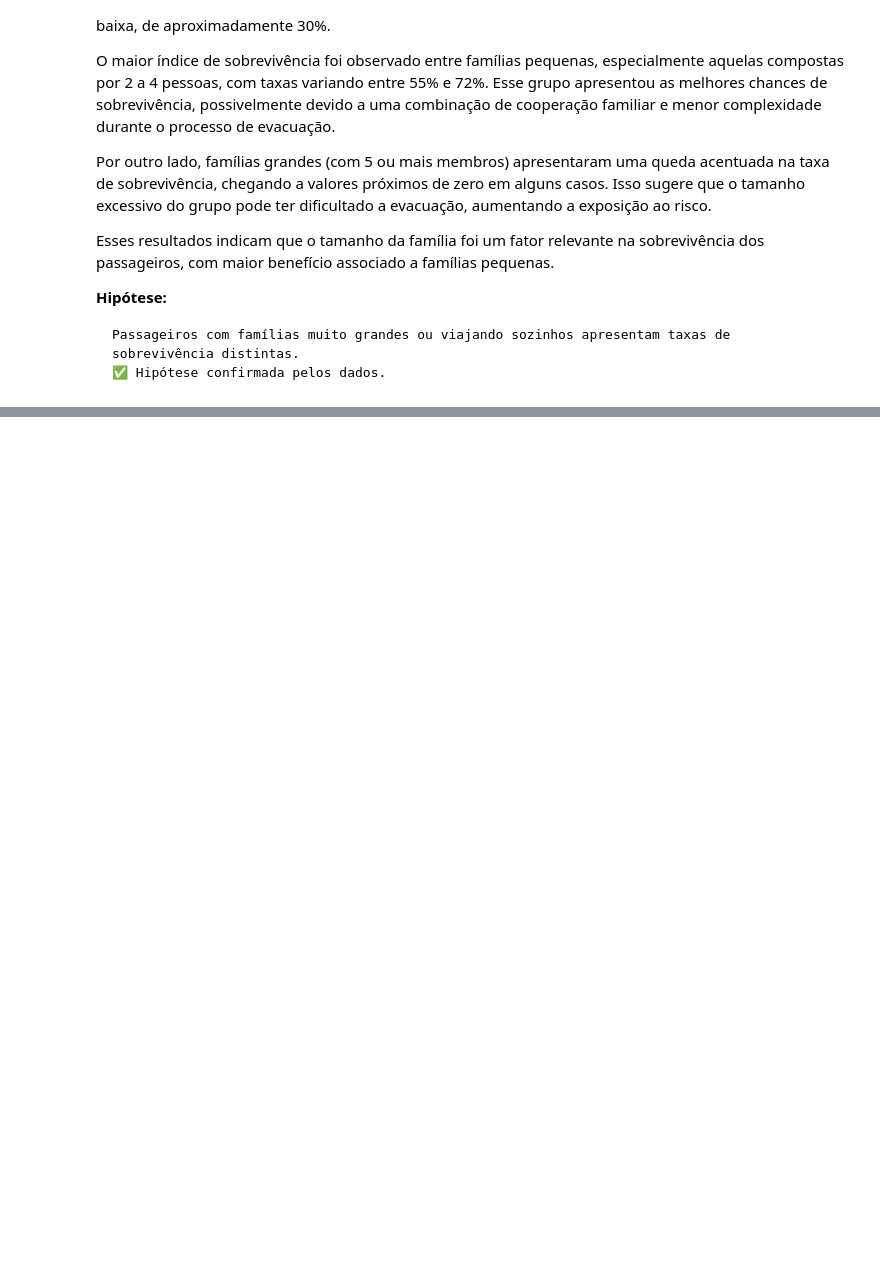
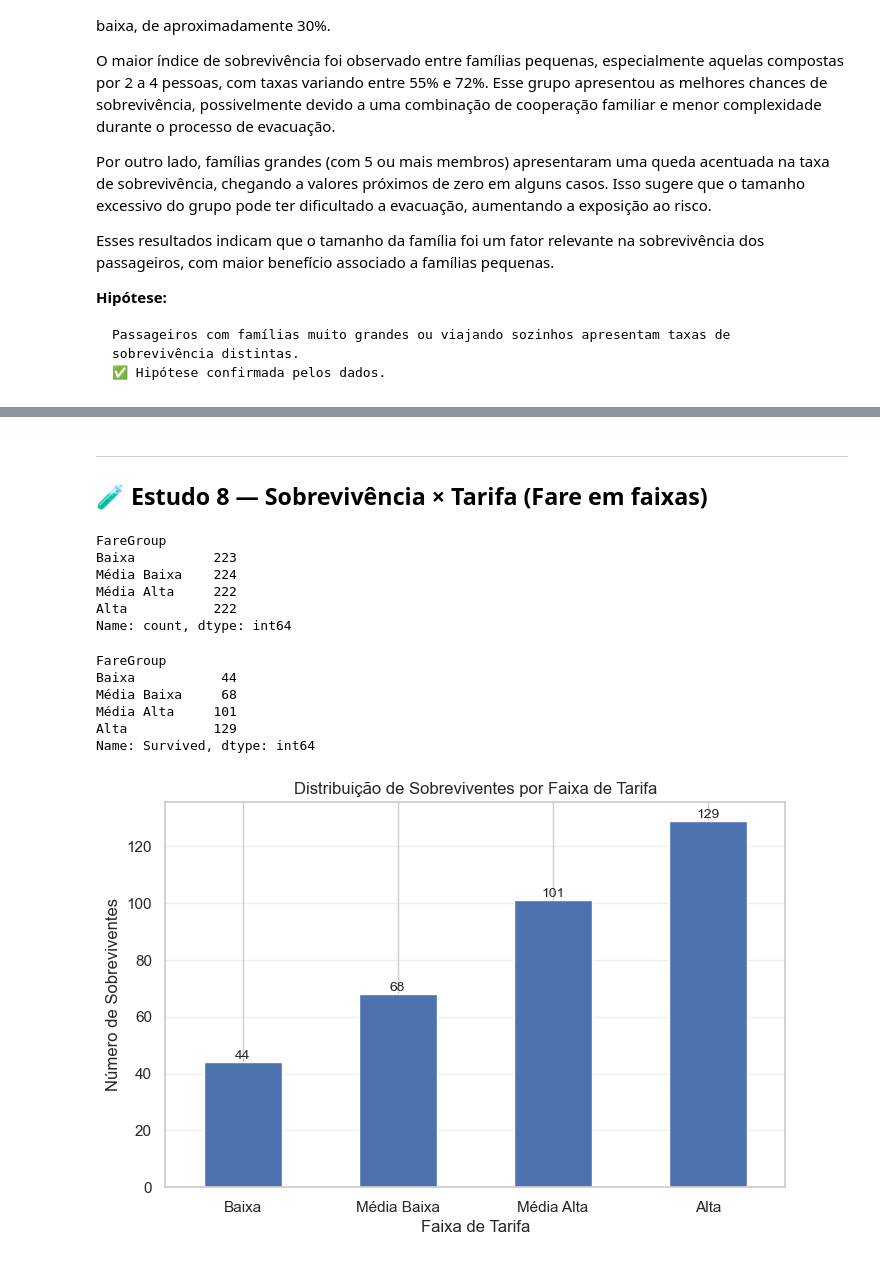
Before and after one commit to wellitonrocha/data_science_journey, a Jupyter notebook: Semana03_Python_Titanic/titanic_analysis.ipynb, the cells around one changed output, grey strips where cells are left out. Cells and saved outputs as stored; diff of their text form; code cells hidden in the pictures; blank space fills up the shorter version.

```diff
--- a/Semana03_Python_Titanic/titanic_analysis.ipynb
+++ b/Semana03_Python_Titanic/titanic_analysis.ipynb
@@ -633,0 +798,52 @@ Passageiros com famílias muito grandes ou viajando sozinhos apresentam taxas de
+# %% [markdown]
+---
+## 🧪 Estudo 8 — Sobrevivência × Tarifa (Fare em faixas)
+# %%
+# Distribuição das faixas de tarifa
+fare_distribution = df['FareGroup'].value_counts().sort_index()
+fare_distribution
+# %% [output]
+FareGroup
+Baixa          223
+Média Baixa    224
+Média Alta     222
+Alta           222
+Name: count, dtype: int64
+# %%
+# Contagem de sobreviventes por faixa de tarifa
+fare_survivors = (
+    df[df['Survived'] == 1]
+    .groupby('FareGroup', observed=True)['Survived']
+    .count()
+)
+
+fare_survivors
+# %% [output]
+FareGroup
+Baixa           44
+Média Baixa     68
+Média Alta     101
+Alta           129
+Name: Survived, dtype: int64
+# %%
+plt.figure(figsize=(8, 5))
+ax = fare_survivors.plot(kind='bar')
+
+plt.title('Distribuição de Sobreviventes por Faixa de Tarifa')
+plt.xlabel('Faixa de Tarifa')
+plt.ylabel('Número de Sobreviventes')
+plt.xticks(rotation=0)
+plt.grid(axis='y', alpha=0.3)
+
+for p in ax.patches:
+    ax.annotate(
+        f'{int(p.get_height())}',
+        (p.get_x() + p.get_width() / 2., p.get_height()),
+        ha='center',
+        va='bottom',
+        fontsize=10
+    )
+
+plt.show()
+# %% [output]
+[figure, added]
```
Also changed, not shown: parts of 21 cells of this notebook, 1 other file.
